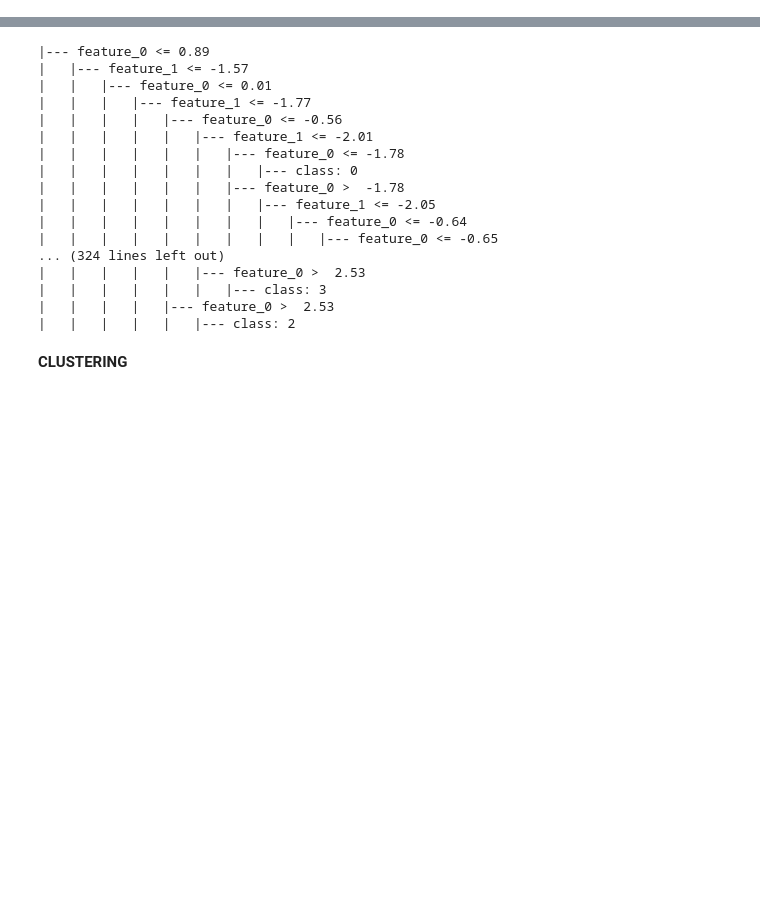
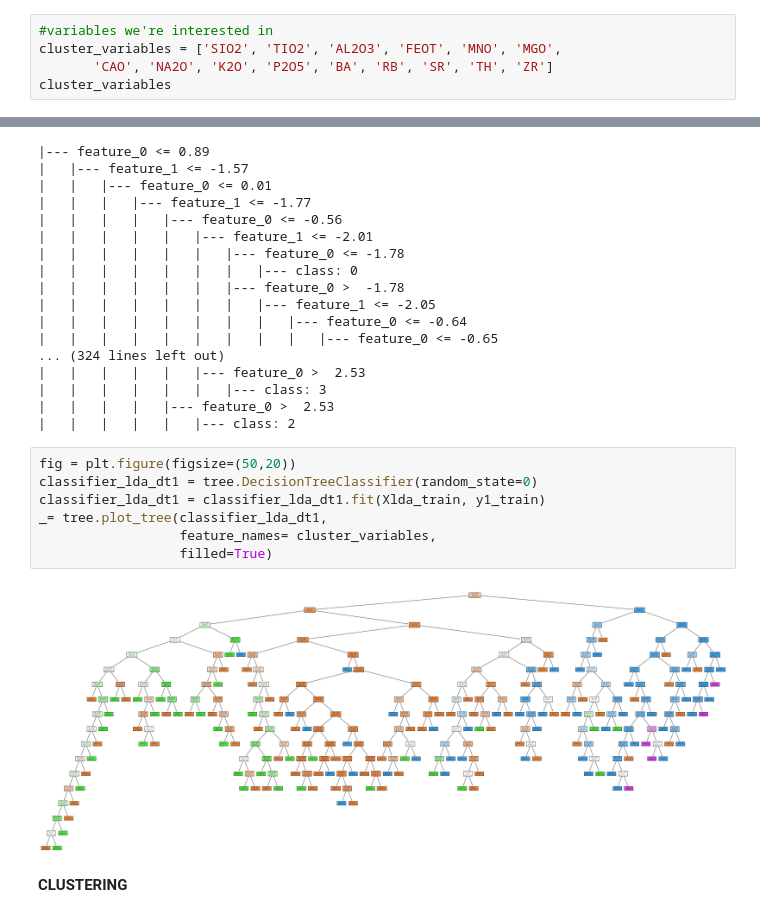
Before and after one commit to DSEI21000-S21/project-clustering-geological-samples, a Jupyter notebook: Project_notebook_final_JatinJain.ipynb, the cells around one changed output, grey strips where cells are left out. Drawn from its saved outputs; the diff is of its cells as text; blank space fills up the shorter version.

Commit message:
Updated Trees
Updated Trees

```diff
--- a/Project_notebook_final_JatinJain.ipynb
+++ b/Project_notebook_final_JatinJain.ipynb
@@ -225,3 +225,8 @@ dataset
 2140 rows × 25 columns
 # %% [markdown]
 **ENCODING CATEGORICAL DATA**
+# %%
+#variables we're interested in
+cluster_variables = ['SIO2', 'TIO2', 'AL2O3', 'FEOT', 'MNO', 'MGO',
+       'CAO', 'NA2O', 'K2O', 'P2O5', 'BA', 'RB', 'SR', 'TH', 'ZR']
+cluster_variables
@@ -935,6 +956,15 @@ print(text_representation)
 |   |   |   |   |   |   |--- class: 3
 |   |   |   |   |--- feature_0 >  2.53
 |   |   |   |   |   |--- class: 2
+# %%
+fig = plt.figure(figsize=(50,20))
+classifier_lda_dt1 = tree.DecisionTreeClassifier(random_state=0)
+classifier_lda_dt1 = classifier_lda_dt1.fit(Xlda_train, y1_train)
+_= tree.plot_tree(classifier_lda_dt1,
+                  feature_names= cluster_variables,
+                  filled=True)
+# %% [output]
+[figure, added]
 # %% [markdown]
 **CLUSTERING**
 # %%
```
Also changed, not shown: parts of 3 cells of this notebook.
